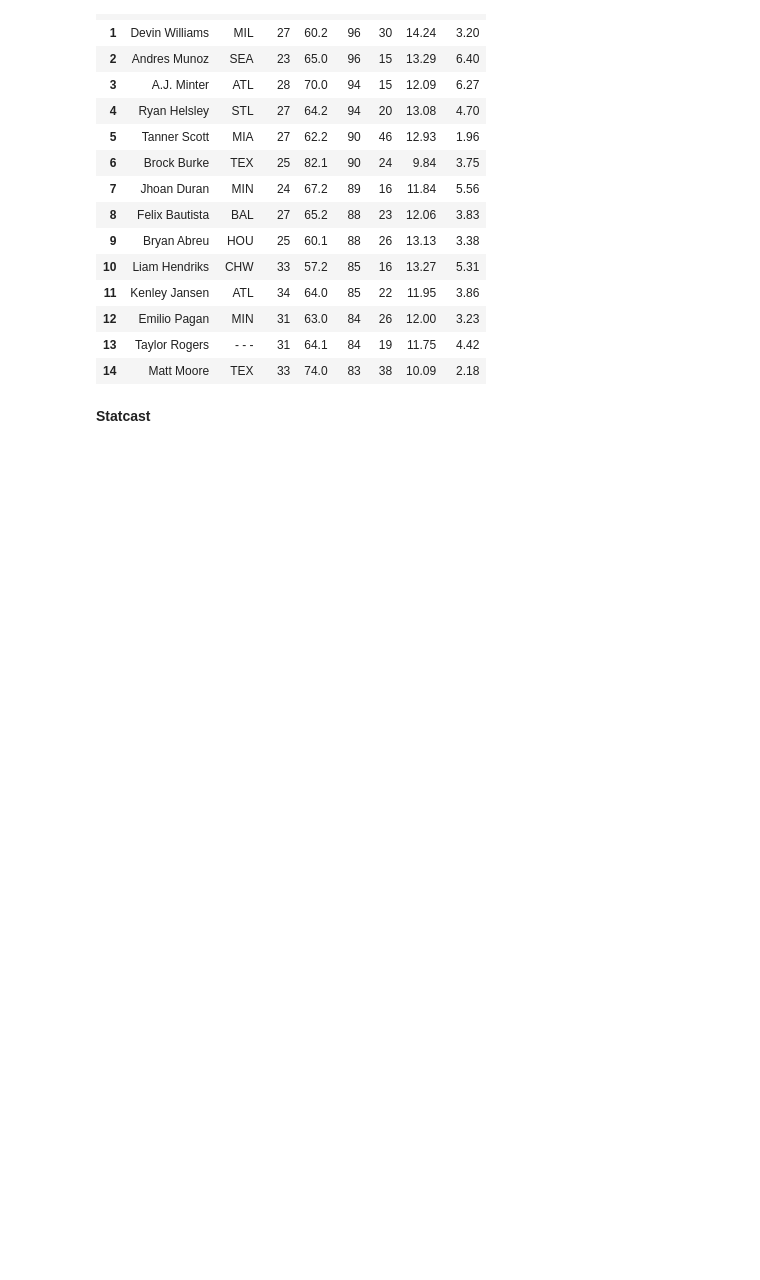
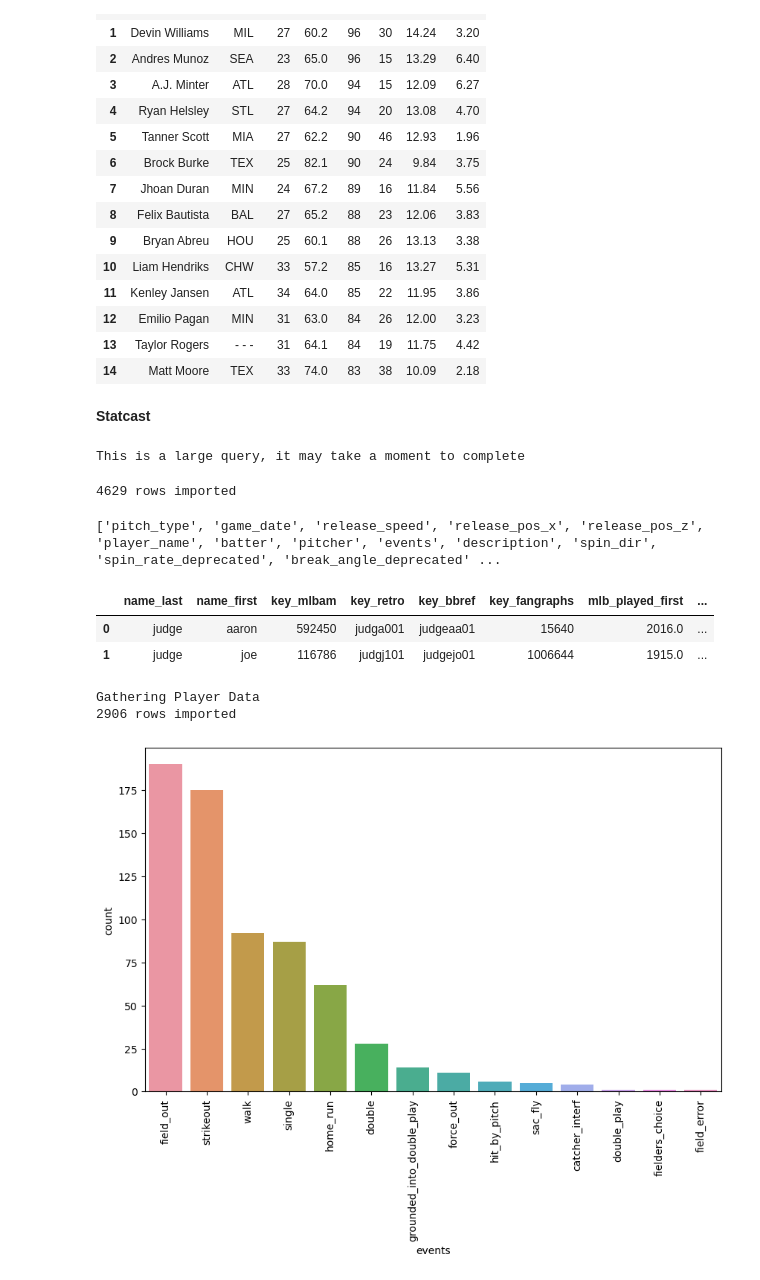
Before and after one commit to danielcho16/baseball_analytics, a Jupyter notebook: baseball_analytics.ipynb, the cells around one changed output. Saved outputs shown, nothing was run; the diff lists cells and outputs as text; code cells hidden in the pictures; blank space fills up the shorter version.

```diff
--- a/baseball_analytics.ipynb
+++ b/baseball_analytics.ipynb
@@ -778,3 +778,36 @@ rp_df[['Name','Team','Age','IP','SO','BB','K/9','K/BB']].sort_values(by='SO',asc
 | 14 | Matt Moore | TEX | 33 | 74.0 | 83 | 38 | 10.09 | 2.18 |
 # %% [markdown]
 **Statcast**
+# %%
+# statcast data from Sept 2022 to end of the season
+sc = statcast('2022-09-01','2022-10-05','LAD')
+print('{} rows imported'.format(str(len(sc))))
+# %% [output]
+This is a large query, it may take a moment to complete
+4629 rows imported
+# %%
+# statcast columns
+print(sc.columns.tolist())
+# %% [output]
+['pitch_type', 'game_date', 'release_speed', 'release_pos_x', 'release_pos_z', 'player_name', 'batter', 'pitcher', 'events', 'description', 'spin_dir', 'spin_rate_deprecated', 'break_angle_deprecated' ...
+# %%
+# look up Aaron Judge player id
+playerid_lookup('judge')
+# %% [output]
+|  | name_last | name_first | key_mlbam | key_retro | key_bbref | key_fangraphs | mlb_played_first | ... |
+| 0 | judge | aaron | 592450 | judga001 | judgeaa01 | 15640 | 2016.0 | ... |
+| 1 | judge | joe | 116786 | judgj101 | judgejo01 | 1006644 | 1915.0 | ... |
+# %%
+# Judge statcast data
+judge = statcast_batter('2022-04-7','2022-10-05',592450)
+print('{} rows imported'.format(str(len(judge))))
+# %% [output]
+Gathering Player Data
+2906 rows imported
+# %%
+# countplot of the result of every Judge plate appearance
+plt.figure(figsize=(10,6))
+sns.countplot(data=judge,x='events',order=judge['events'].value_counts().index)
+plt.xticks(rotation=90);
+# %% [output]
+[figure, added]
```
Also changed, not shown: parts of 25 cells of this notebook.
